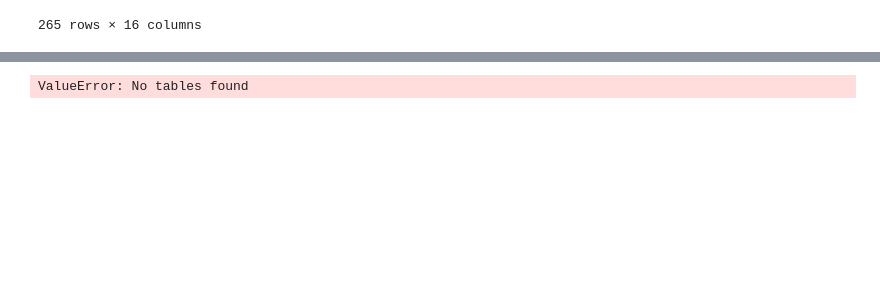
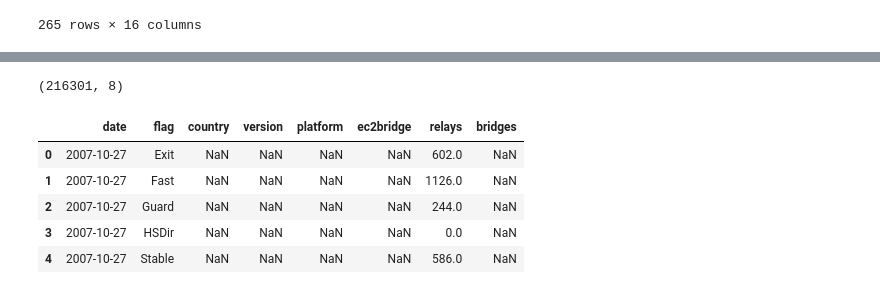
Before and after one commit to cipher813/McMahon_Metis, a Jupyter notebook: Project_3/Project_3.ipynb, the cells around one changed output, grey strips where cells are left out. Drawn from its saved outputs; the diff is of its cells as text; code cells hidden in the pictures; blank space fills up the shorter version.

```diff
--- a/Project_3/Project_3.ipynb
+++ b/Project_3/Project_3.ipynb
@@ -74,15 +78,0 @@ HTTPError: HTTP Error 403: Forbidden
-# %%
-import requests
-
-url = 'https://haveibeenpwned.com/api/v2/breaches'
-
-header = {
-  "User-Agent": "Mozilla/5.0 (X11; Linux x86_64) AppleWebKit/537.36 (KHTML, like Gecko) Chrome/50.0.2661.75 Safari/537.36",
-  "X-Requested-With": "XMLHttpRequest"
-}
-
-r = requests.get(url, headers=header)
-
-dfs = pd.read_html(r.text)
-# %% [output]
-ValueError: No tables found
@@ -88,0 +86,12 @@ ValueError: No tables found
+# %%
+td1 = pd.read_csv('data/servers.csv')
+print(td1.shape)
+td1.head()
+# %% [output]
+(216301, 8)
+|  | date | flag | country | version | platform | ec2bridge | relays | bridges |
+| 0 | 2007-10-27 | Exit | NaN | NaN | NaN | NaN | 602.0 | NaN |
+| 1 | 2007-10-27 | Fast | NaN | NaN | NaN | NaN | 1126.0 | NaN |
+| 2 | 2007-10-27 | Guard | NaN | NaN | NaN | NaN | 244.0 | NaN |
+| 3 | 2007-10-27 | HSDir | NaN | NaN | NaN | NaN | 0.0 | NaN |
+| 4 | 2007-10-27 | Stable | NaN | NaN | NaN | NaN | 586.0 | NaN |
```
Also changed, not shown: parts of 4 cells of this notebook, 2 other files.
